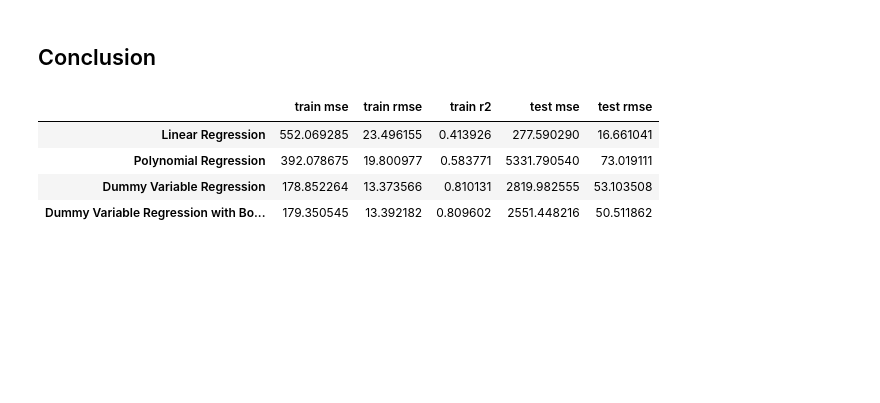
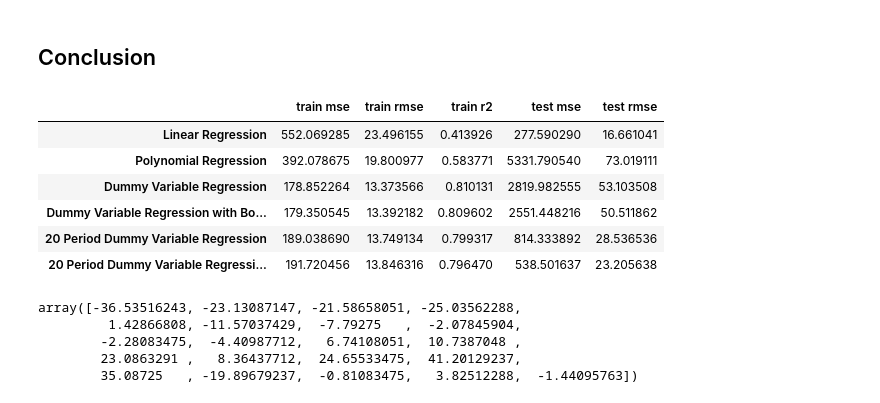
Before and after one commit to tkokkeng/KE5108-TVChannelRatings, a Jupyter notebook: linReg.ipynb, the cells around one changed output. Saved outputs shown, nothing was run; the diff lists cells and outputs as text; code cells hidden in the pictures; blank space fills up the shorter version.

Commit message:
20 week seasonal period
added dummy variable regression for a 20 period (1 week) season

```diff
--- a/linReg.ipynb
+++ b/linReg.ipynb
@@ -525,0 +586,8 @@ The linear regression model using trend(time) and dummy variables for seasonalit
+# %%
+# Using ln GRP
+season20_reg_trnsf_train_mse = mean_squared_error(train_ts_season_df['GRP'].values, season20_reg_trnsf_train_pred)
+season20_reg_trnsf_train_rmse = np.sqrt(season20_reg_trnsf_train_mse)
+print('mse = %f\nrmse = %f' % (season20_reg_trnsf_train_mse, season20_reg_trnsf_train_rmse))
+
+season20_reg_trnsf_r2 = r2_score(train_ts_season_df['GRP'].values, season20_reg_trnsf_train_pred)
+season20_reg_trnsf_r2
@@ -525,0 +598,6 @@ The linear regression model using trend(time) and dummy variables for seasonalit
+# %%
+# Using GRP
+season20_reg_test_pred = season20_reg.predict(test_ts_season_df.iloc[:, :21].values)
+season20_reg_test_mse = mean_squared_error(test_ts_season_df['GRP'].values, season20_reg_test_pred)
+season20_reg_test_rmse = np.sqrt(season20_reg_test_mse)
+print('mse = %f\nrmse = %f' % (season20_reg_test_mse, season20_reg_test_rmse))
@@ -525,0 +607,6 @@ The linear regression model using trend(time) and dummy variables for seasonalit
+# %%
+# Using ln GRP
+season20_reg_trnsf_test_pred = np.exp(season20_reg_trnsf.predict(test_ts_season_df.iloc[:, :21].values))
+season20_reg_trnsf_test_mse = mean_squared_error(test_ts_season_df['GRP'].values, season20_reg_trnsf_test_pred)
+season20_reg_trnsf_test_rmse = np.sqrt(season20_reg_trnsf_test_mse)
+print('mse = %f\nrmse = %f' % (season20_reg_trnsf_test_mse, season20_reg_trnsf_test_rmse))
@@ -525,0 +616,4 @@ The linear regression model using trend(time) and dummy variables for seasonalit
+# %%
+results_list.append([season20_reg_train_mse, season20_reg_train_rmse, season20_reg_r2, season20_reg_test_mse, season20_reg_test_rmse])
+results_list.append([season20_reg_trnsf_train_mse, season20_reg_trnsf_train_rmse, season20_reg_trnsf_r2, season20_reg_trnsf_test_mse, season20_reg_trnsf_test_rmse])
+results_list
@@ -526,12 +651,23 @@ The linear regression model using trend(time) and dummy variables for seasonalit
 # %% [markdown]
 ## Conclusion
 # %%
-results_df = pd.DataFrame(results_list, index=['Linear Regression', 'Polynomial Regression', 'Dummy Variable Regression', 'Dummy Variable Regression with Box_Cox'],
+results_df = pd.DataFrame(results_list, index=['Linear Regression', 'Polynomial Regression', 'Dummy Variable Regression', 'Dummy Variable Regression with Box_Cox',
+                                               '20 Period Dummy Variable Regression', '20 Period Dummy Variable Regression with Box_Cox'],
                           columns=['train mse', 'train rmse', 'train r2', 'test mse', 'test rmse'])
 results_df
 # %% [output]
 |  | train mse | train rmse | train r2 | test mse | test rmse |
 | Linear Regression | 552.069285 | 23.496155 | 0.413926 | 277.590290 | 16.661041 |
 | Polynomial Regression | 392.078675 | 19.800977 | 0.583771 | 5331.790540 | 73.019111 |
 | Dummy Variable Regression | 178.852264 | 13.373566 | 0.810131 | 2819.982555 | 53.103508 |
 | Dummy Variable Regression with Bo... | 179.350545 | 13.392182 | 0.809602 | 2551.448216 | 50.511862 |
+| 20 Period Dummy Variable Regression | 189.038690 | 13.749134 | 0.799317 | 814.333892 | 28.536536 |
+| 20 Period Dummy Variable Regressi... | 191.720456 | 13.846316 | 0.796470 | 538.501637 | 23.205638 |
+# %%
+season20_reg.coef_
+# %% [output]
+array([-36.53516243, -23.13087147, -21.58658051, -25.03562288,
+         1.42866808, -11.57037429,  -7.79275   ,  -2.07845904,
+        -2.28083475,  -4.40987712,   6.74108051,  10.7387048 ,
+        23.0863291 ,   8.36437712,  24.65533475,  41.20129237,
+        35.08725   , -19.89679237,  -0.81083475,   3.82512288,  -1.44095763])
```
Also changed, not shown: parts of 14 cells of this notebook.
